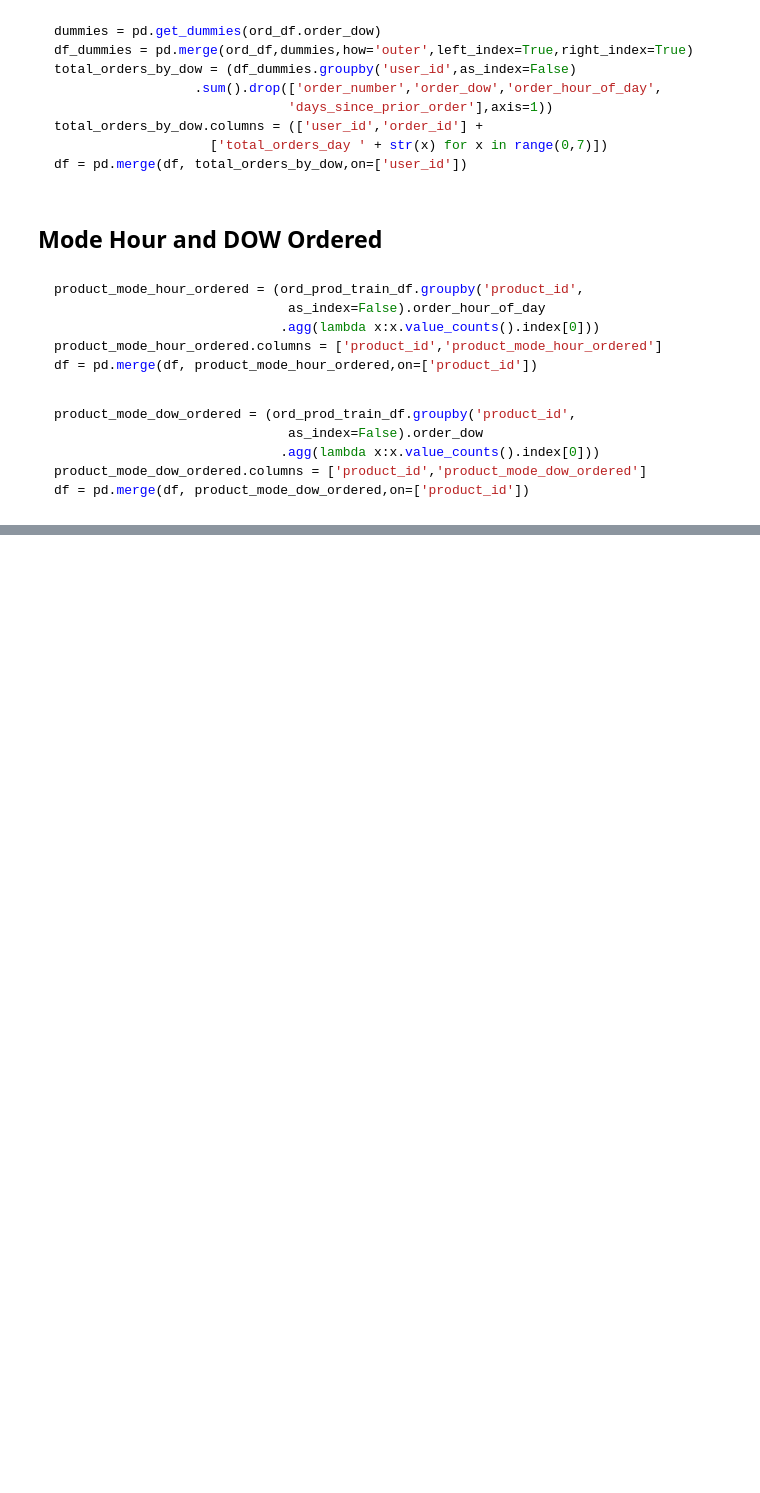
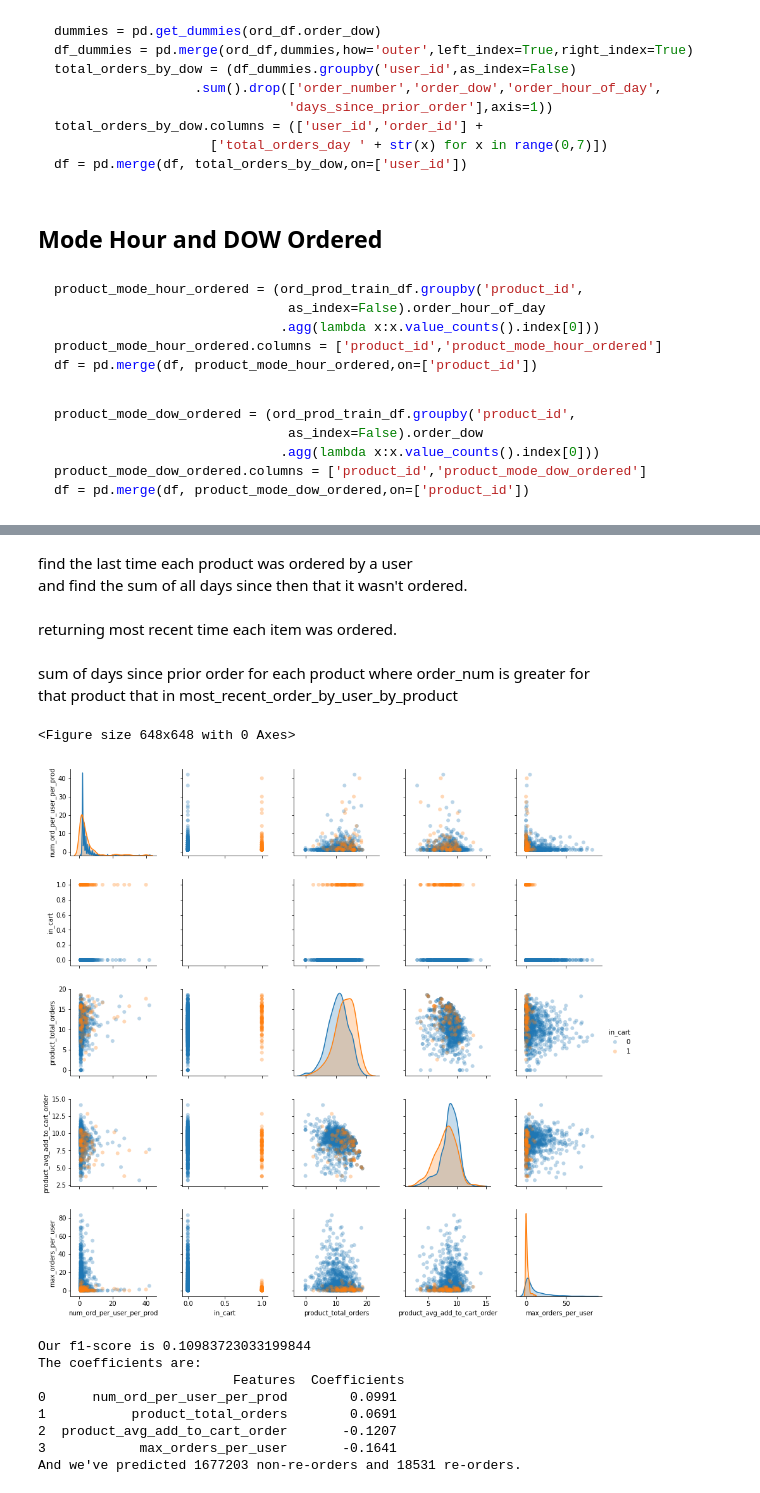
Before and after one commit to keith12345/InstaClassification, a Jupyter notebook: 02_Feature_Engineering/00_Feature_Eng_Product_Feats.ipynb, the cells around one changed output, grey strips where cells are left out. Saved outputs shown, nothing was run; the diff lists cells and outputs as text; code cells hidden in the pictures; blank space fills up the shorter version.

```diff
--- a/02_Feature_Engineering/00_Feature_Eng_Product_Feats.ipynb
+++ b/02_Feature_Engineering/00_Feature_Eng_Product_Feats.ipynb
@@ -324,0 +295,8 @@ pd.to_pickle(df,'mini_feature_df')
+# %% [markdown]
+find the last time each product was ordered by a user
+and find the sum of all days since then that it wasn't ordered.
+# %% [markdown]
+returning most recent time each item was ordered.
+# %% [markdown]
+sum of days since prior order for each product where order_num is greater for
+that product that in most_recent_order_by_user_by_product
@@ -324,0 +316,26 @@ pd.to_pickle(df,'mini_feature_df')
+# %%
+number_orders_since_product_last_ordered = (number_orders_since_product_last_ordered[
+                    ['most_recent_order_by_user_by_product','max_orders_per_user']]
+                    .diff(axis=1).drop('most_recent_order_by_user_by_product',axis=1))
+# %%
+most_recent_order_by_user_by_product.drop('most_recent_order_by_user_by_product',
+                                          axis=1,inplace=True) # we're just using this to get back our product_id and user_id
+# %%
+number_orders_since_product_last_ordered = pd.merge(number_orders_since_product_last_ordered,most_recent_order_by_user_by_product,
+                        left_index=True,right_index=True)
+# %%
+df = pd.merge(df, number_orders_since_product_last_ordered,on=['user_id','product_id'])
+# %%
+X_tr, X_val, y_tr, y_val = get_user_split_data(df)
+plot_fit_score_pred(df, X_tr, X_val, y_tr, y_val)
+# %% [output]
+<Figure size 648x648 with 0 Axes>
+[figure, added]
+Our f1-score is 0.10983723033199844
+The coefficients are:
+                         Features  Coefficients
+0      num_ord_per_user_per_prod        0.0991
+1           product_total_orders        0.0691
+2  product_avg_add_to_cart_order       -0.1207
+3            max_orders_per_user       -0.1641
+And we've predicted 1677203 non-re-orders and 18531 re-orders.
```
Also changed, not shown: parts of 16 cells of this notebook, 2 other files.
